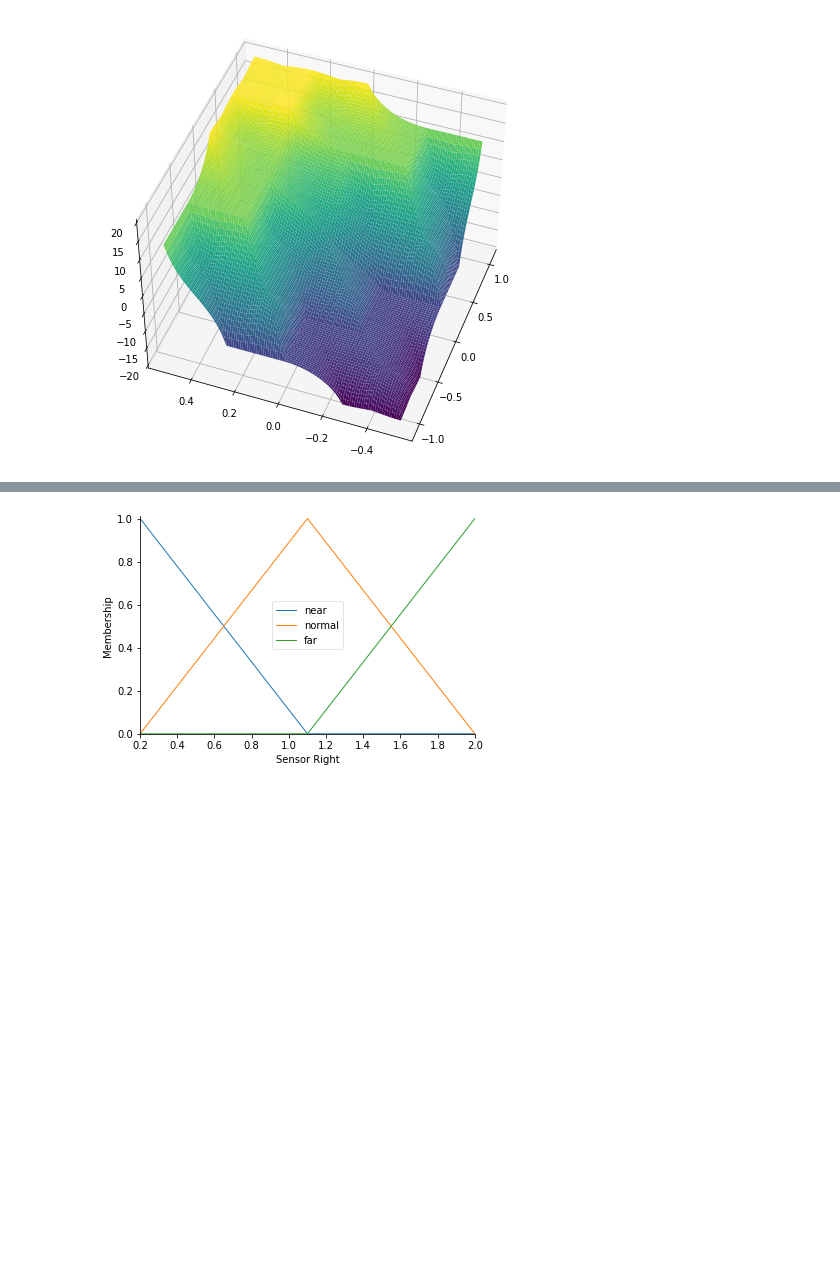
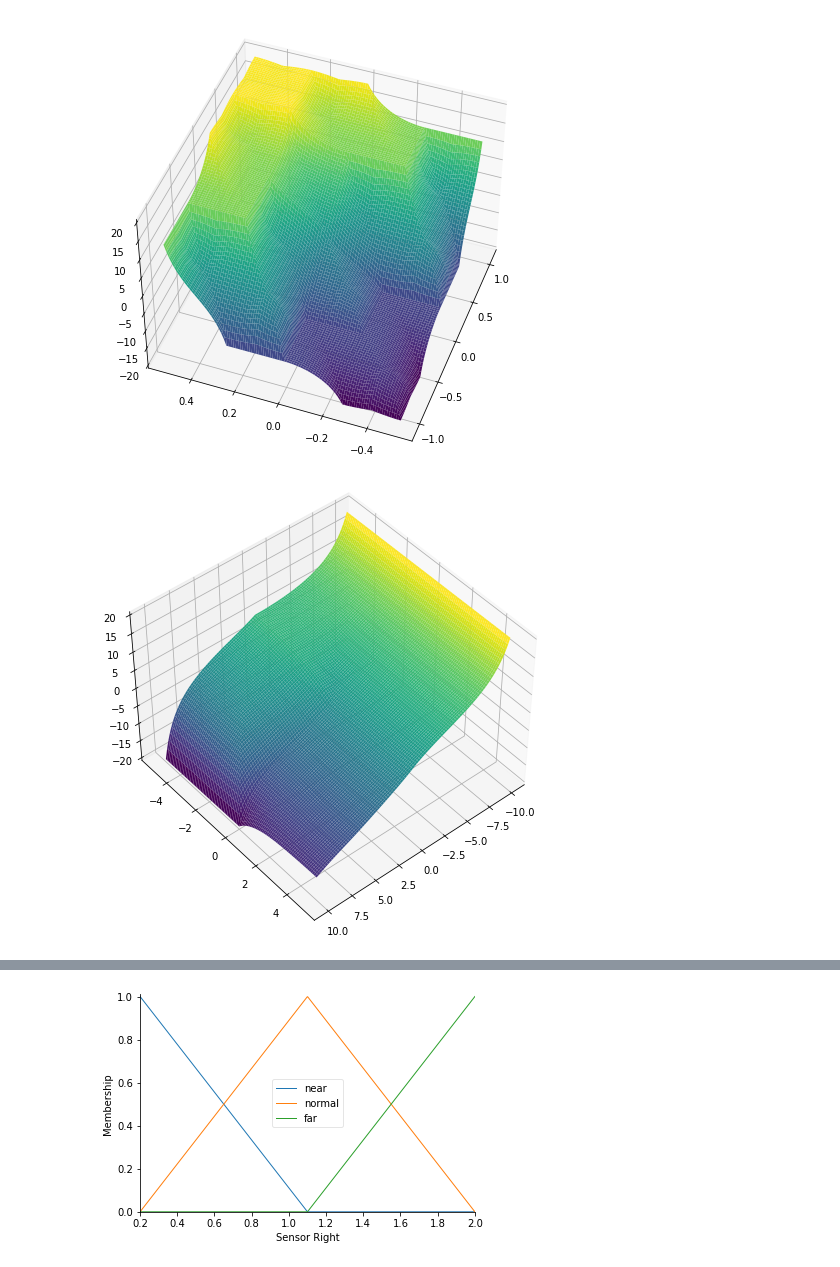
Before and after one commit to NHoangThanh/AI-assignment, a Jupyter notebook: Fuzzy(tt).ipynb, the cells around one changed output, grey strips where cells are left out. Saved outputs shown, nothing was run; the diff lists cells and outputs as text; code cells hidden in the pictures; blank space fills up the shorter version.

```diff
--- a/Fuzzy(tt).ipynb
+++ b/Fuzzy(tt).ipynb
@@ -200,3 +191,61 @@ linewidth = 0.4, antialiased = True)
 ax.view_init(45,200)
 # %% [output]
 [figure]
+# %%
+# Bồn nước
+
+import numpy as np
+import skfuzzy as fuzz
+from skfuzzy import control as ctrl
+import matplotlib.pyplot as plt
+from mpl_toolkits.mplot3d import Axes3D
+
+universe = np.linspace(-10,10,101)
+universe1 = np.linspace(-5,5,101)
+universe2 = np.linspace(-24,24,101)
+# level and d(level)/dt
+level = ctrl.Antecedent(universe,'Level')
+dlevel = ctrl.Antecedent(universe1, 'dLevel')
+# valve
+valve = ctrl.Consequent(universe2, 'Valve')
+
+names = ['L', 'OK', 'H']
+names1 = ['N','OK','P']
+names2 =['HC','SC', 'NC','SO', 'HO']
+
+level.automf(names = names)
+dlevel.automf(names = names1)
+valve.automf(names = names2)
+
+
+rule0 = ctrl.Rule(antecedent = level['H'], consequent = valve['HC'], label = 'HC')
+rule1 = ctrl.Rule(antecedent = level['H']&dlevel['P'], consequent = valve['SC'], label = 'SC')
+rule2 = ctrl.Rule(antecedent = level['OK'], consequent = valve['NC'], label = 'NC')
+rule3 = ctrl.Rule(antecedent = level['OK']&dlevel['N'], consequent = valve['SO'], label = 'SO')
+rule4 = ctrl.Rule(antecedent = level['L'], consequent = valve['HO'], label = 'HO')
+
+system = ctrl.ControlSystem([rule0, rule1, rule2, rule3, rule4])
+
+sim = ctrl.ControlSystemSimulation(system, flush_after_run = 101*101+1)
+upsampled = np.linspace(-10,10,101)
+upsampled1 = np.linspace(-5,5,101)
+x,y= np.meshgrid(upsampled, upsampled1)
+
+z = np.zeros_like(x)
+
+for i in range(101):
+  for j in range(101):
+    sim.input['Level'] = x[i,j]
+    sim.input['dLevel'] = y[i,j]
+    sim.compute()
+    z[i,j] = sim.output['Valve']
+
+
+fig = plt.figure(figsize = (8,8))
+ax = fig.add_subplot(111,projection = '3d')
+suf = ax.plot_surface(x,y,z, rstride = 1, cstride = 1, cmap = 'viridis',
+linewidth = 0.4, antialiased = True)
+
+ax.view_init(45,50)
+# %% [output]
+[figure, added]
```
Also changed, not shown: parts of 2 cells of this notebook.
